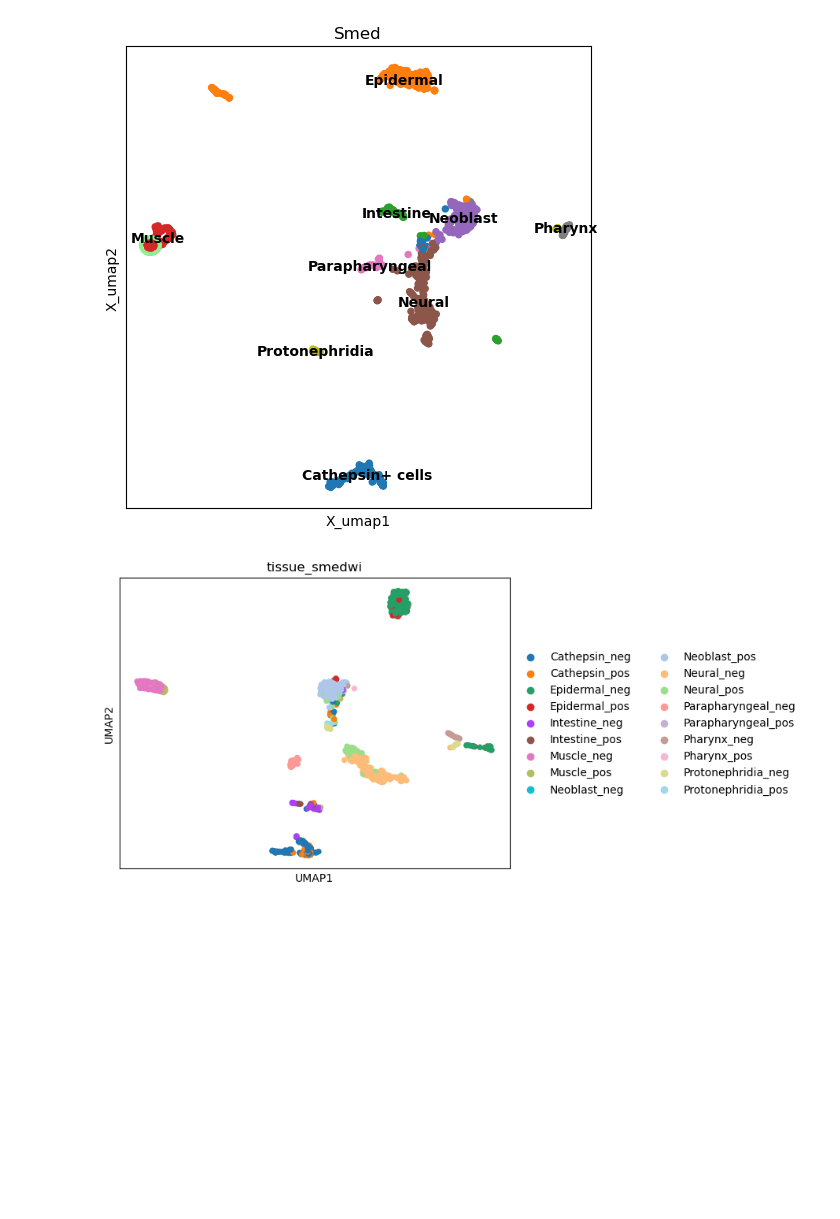
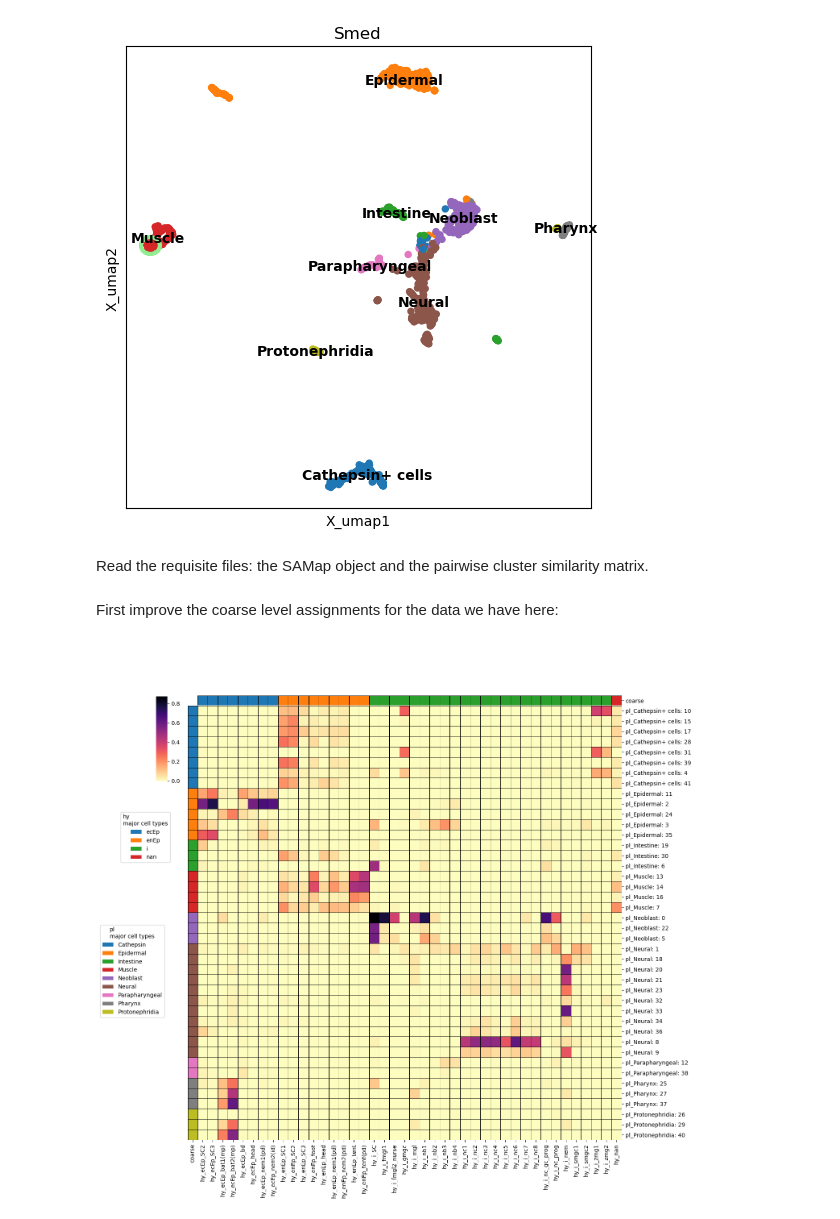
Before and after one commit to galicae/comandos, a Jupyter notebook: nbs/01_plot.ipynb, the cells around one changed output. Drawn from its saved outputs; the diff is of its cells as text; code cells hidden in the pictures; blank space fills up the shorter version.

Commit message:
added interactive and normal overview plot

```diff
--- a/nbs/01_plot.ipynb
+++ b/nbs/01_plot.ipynb
@@ -129,6 +127,0 @@ sm = pickle.load(file)
-# %%
-target_map, target_lut, target_handles = util.map_fine_to_coarse(
-    sm, "pl", "cluster", "tissue_smedwi"
-)
-# %% [output]
-[figure, removed]
@@ -193,0 +369,31 @@ def plot_overview(
+# %% [markdown]
+Read the requisite files: the SAMap object and the pairwise cluster similarity matrix.
+# %%
+file = open("../example_data/hypl.pkl", "rb")
+sm = pickle.load(file)
+
+hypl = pd.read_csv("../example_data/hypl_similarity_table.csv", index_col=0)
+# %% [markdown]
+First improve the coarse level assignments for the data we have here:
+# %%
+sm.sams["hy"].adata.obs["coarse"] = (
+    sm.sams["hy"].adata.obs["Cluster"].str.split("_").str[0]
+)
+sm.sams["pl"].adata.obs["coarse"] = (
+    sm.sams["pl"].adata.obs["tissue_smedwi"].str.split("_").str[0]
+)
+# %%
+plot_overview(
+    sm,
+    hypl,
+    "hy",
+    "pl",
+    query_clustering="Cluster",
+    target_clustering="cluster",
+    query_coarse="coarse",
+    target_coarse="coarse",
+    interactive=False,
+    save="hypl.pdf",
+)
+# %% [output]
+[figure, added]
```
Also changed, not shown: parts of 13 cells of this notebook, 4 other files.
